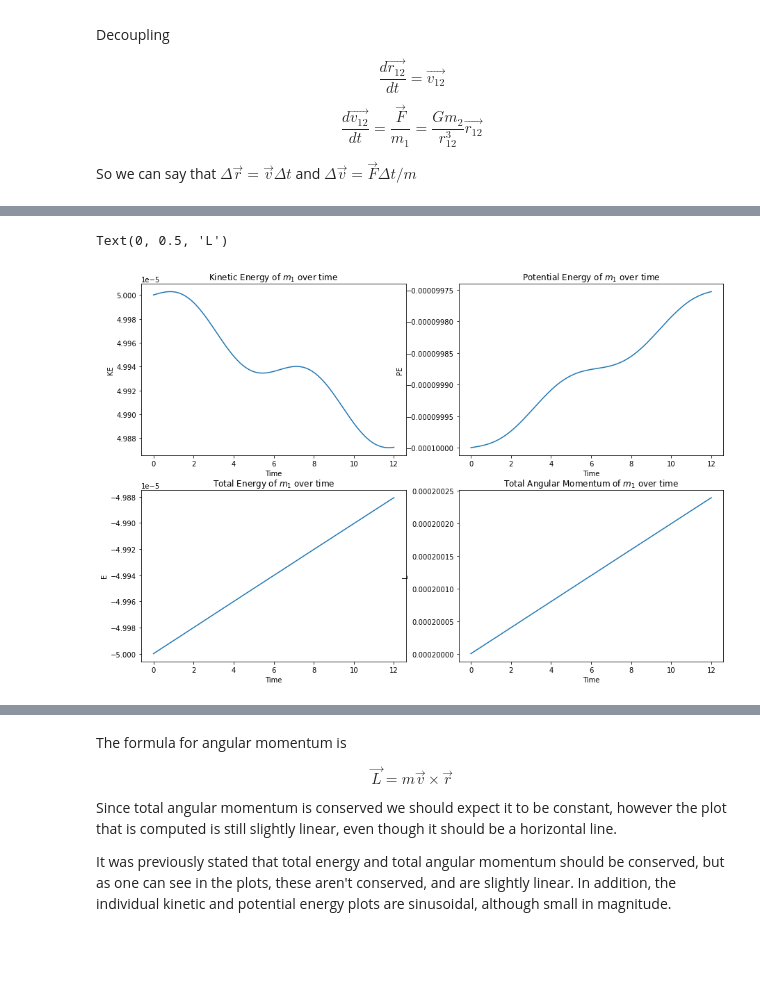
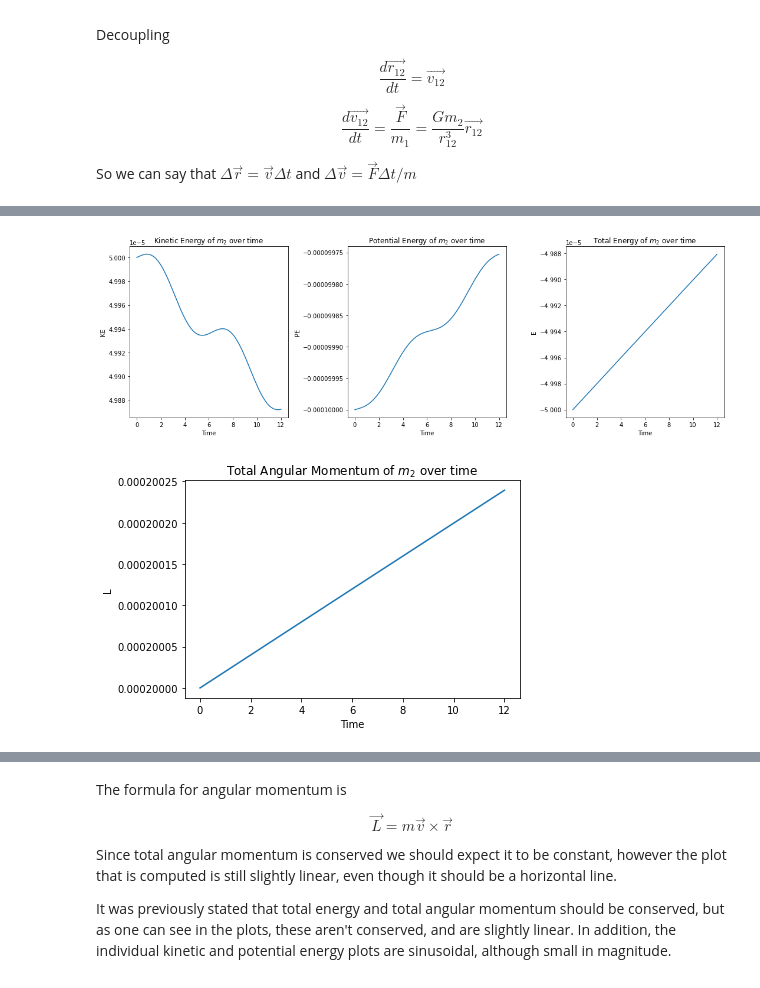
Before and after one commit to dannyphandannyphan/CompPhysMiniProject, a Jupyter notebook: Logbooks/Logbook 0.ipynb, the cells around one changed output, grey strips where cells are left out. Saved outputs shown, nothing was run; the diff lists cells and outputs as text; code cells hidden in the pictures; blank space fills up the shorter version.

```diff
--- a/Logbooks/Logbook 0.ipynb
+++ b/Logbooks/Logbook 0.ipynb
@@ -42,9 +42,7 @@ def force(m1, m2, r1, r2):
 
     r_12 = r2 - r1
 
-    r_12_mag = np.linalg.norm(r_12) ** 3
-
-    np.seterr(divide='ignore', invalid='ignore')
+    r_12_mag = np.linalg.norm(r_12) ** 3 + 1e-9
 
     f = (m1 * m2 * r_12) / r_12_mag
 
@@ -157,28 +157,39 @@ Wall time: 5.03 s
 # %%
 # New figure
 
-figs2, ax2 = plt.subplots(2,2, figsize = (15,10))
+figs2, ax2 = plt.subplots(nrows = 1, ncols = 3, figsize = (15,5), tight_layout = True)
 
 
-ax2[0,0].plot(tarr, ke1)
-ax2[0,0].set_title(r"Kinetic Energy of $m_1$ over time")
-ax2[0,0].set_xlabel("Time")
-ax2[0,0].set_ylabel("KE")
+ax2[0].plot(tarr, ke1)
+ax2[0].set_title(r"Kinetic Energy of $m_2$ over time")
+ax2[0].set_xlabel("Time")
+ax2[0].set_ylabel("KE")
+#ax2[0].set_ylim(-0.01, 0.01)
 
-ax2[0,1].plot(tarr, pe1)
-ax2[0,1].set_title(r"Potential Energy of $m_1$ over time")
-ax2[0,1].set_xlabel("Time")
-ax2[0,1].set_ylabel("PE")
+ax2[1].plot(tarr, pe1)
+ax2[1].set_title(r"Potential Energy of $m_2$ over time")
+ax2[1].set_xlabel("Time")
+ax2[1].set_ylabel("PE")
+#ax2[1].set_ylim(-0.01, 0.01)
 
-ax2[1,0].plot(tarr, pe1+ke1)
-ax2[1,0].set_title(r"Total Energy of $m_1$ over time")
-ax2[1,0].set_xlabel("Time")
-ax2[1,0].set_ylabel("E")
+ax2[2].plot(tarr, pe1+ke1)
+ax2[2].set_title(r"Total Energy of $m_2$ over time")
+ax2[2].set_xlabel("Time")
+ax2[2].set_ylabel("E")
+#ax2[2].set_ylim(-0.01, 0.01)
 
-ax2[1,1].plot(tarr, l1[:,0] + l1[:,1])
-ax2[1,1].set_title(r"Total Angular Momentum of $m_1$ over time")
-ax2[1,1].set_xlabel("Time")
-ax2[1,1].set_ylabel("L")
+
+
+plt.savefig("eulerenergies.jpg", dpi = 300)
 # %% [output]
-Text(0, 0.5, 'L')
-[figure, old version]
+[figure, new version]
+# %%
+plt.plot(tarr, l1[:,0] + l1[:,1])
+plt.title(r"Total Angular Momentum of $m_2$ over time")
+plt.xlabel("Time")
+plt.ylabel("L")
+#ax2[3].set_ylim(-0.01, 0.01)
+
+plt.savefig("eulerL.jpg", dpi = 300)
+# %% [output]
+[figure, added]
```
Also changed, not shown: parts of 13 cells of this notebook, 13 other files.
